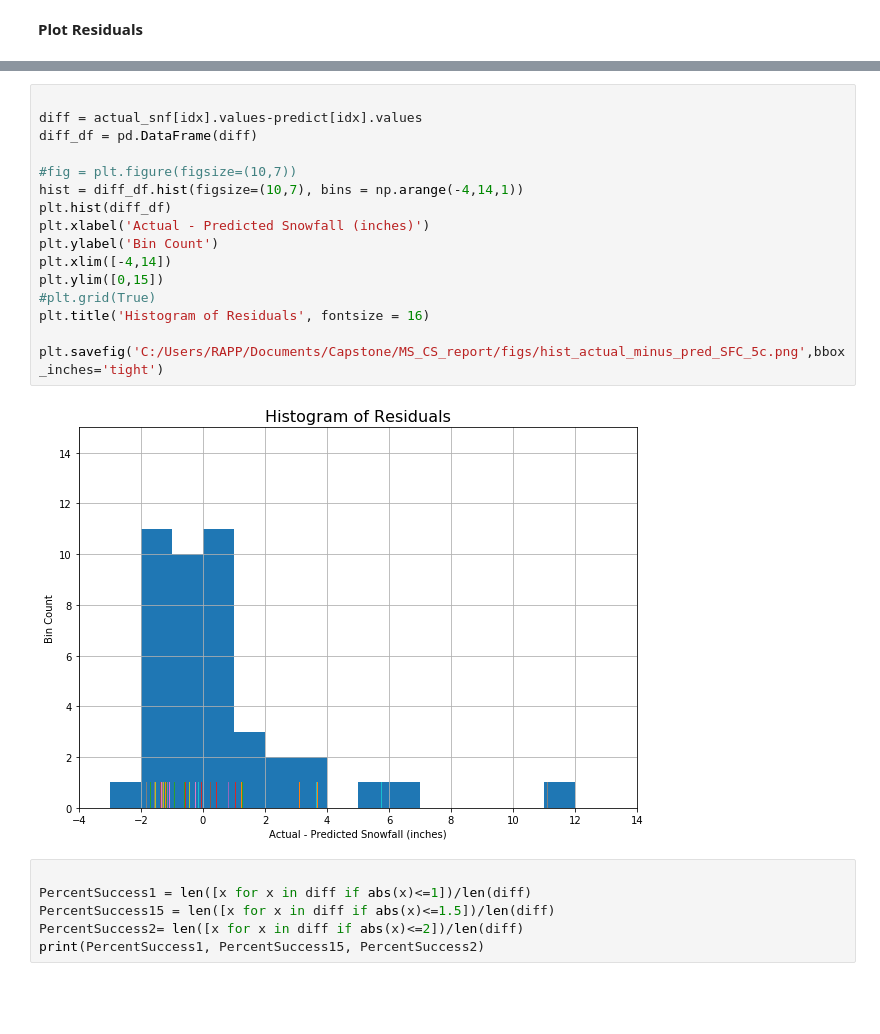
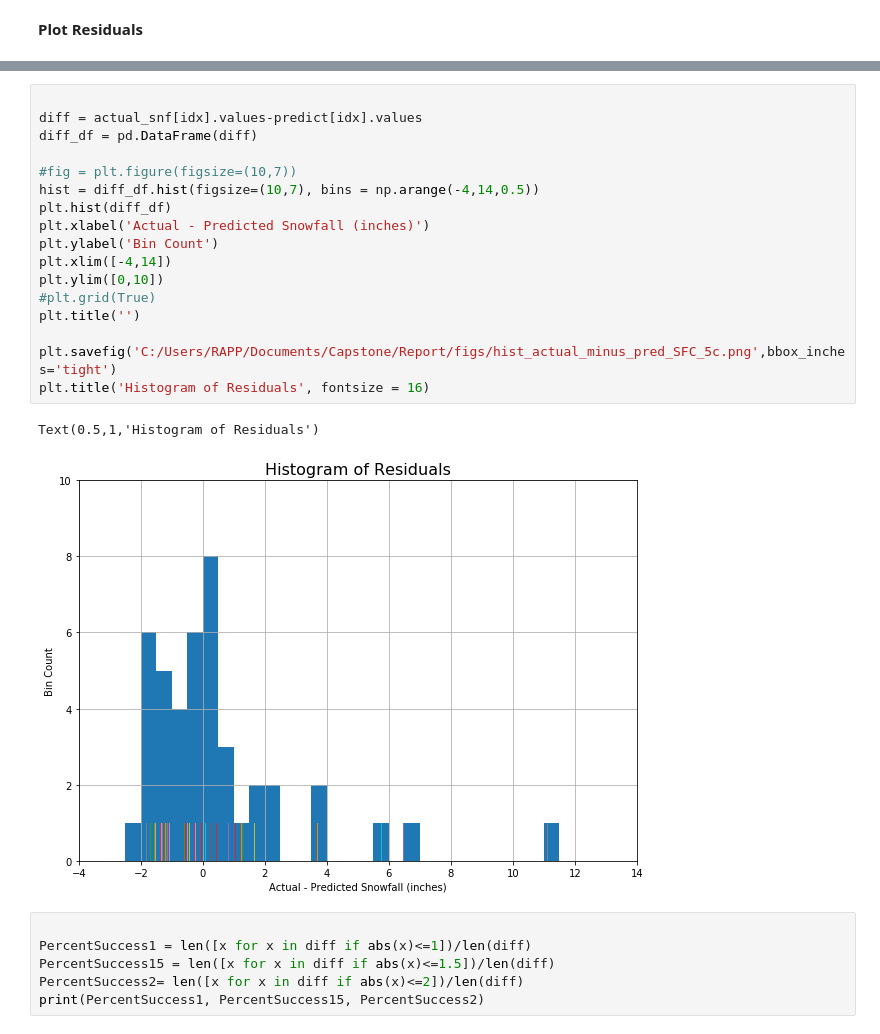
Before and after one commit to dustinrapp/Capstone_Springboard_Intermediate_Python, a Jupyter notebook: Projects/5a_OLS_Surface_2006_2017_Train.ipynb, the cells around one changed output, grey strips where cells are left out. Cells and saved outputs as stored; diff of their text form; blank space fills up the shorter version.

```diff
--- a/Projects/5a_OLS_Surface_2006_2017_Train.ipynb
+++ b/Projects/5a_OLS_Surface_2006_2017_Train.ipynb
@@ -728,21 +738,23 @@ plt.savefig('C:/Users/RAPP/Documents/Capstone/MS_CS_report/figs/qq_resid_SFC_5c.
 # %%
 
 diff = actual_snf[idx].values-predict[idx].values
 diff_df = pd.DataFrame(diff)
 
 #fig = plt.figure(figsize=(10,7))
-hist = diff_df.hist(figsize=(10,7), bins = np.arange(-4,14,1))
+hist = diff_df.hist(figsize=(10,7), bins = np.arange(-4,14,0.5))
 plt.hist(diff_df)
 plt.xlabel('Actual - Predicted Snowfall (inches)')
 plt.ylabel('Bin Count')
 plt.xlim([-4,14])
-plt.ylim([0,15])
+plt.ylim([0,10])
 #plt.grid(True)
+plt.title('')
+
+plt.savefig('C:/Users/RAPP/Documents/Capstone/Report/figs/hist_actual_minus_pred_SFC_5c.png',bbox_inches='tight')
 plt.title('Histogram of Residuals', fontsize = 16)
-
-plt.savefig('C:/Users/RAPP/Documents/Capstone/MS_CS_report/figs/hist_actual_minus_pred_SFC_5c.png',bbox_inches='tight')
 # %% [output]
+Text(0.5,1,'Histogram of Residuals')
-[figure, old version]
+[figure, new version]
 # %%
 
 PercentSuccess1 = len([x for x in diff if abs(x)<=1])/len(diff)
```
Also changed, not shown: parts of 6 cells of this notebook, 3 other files.
